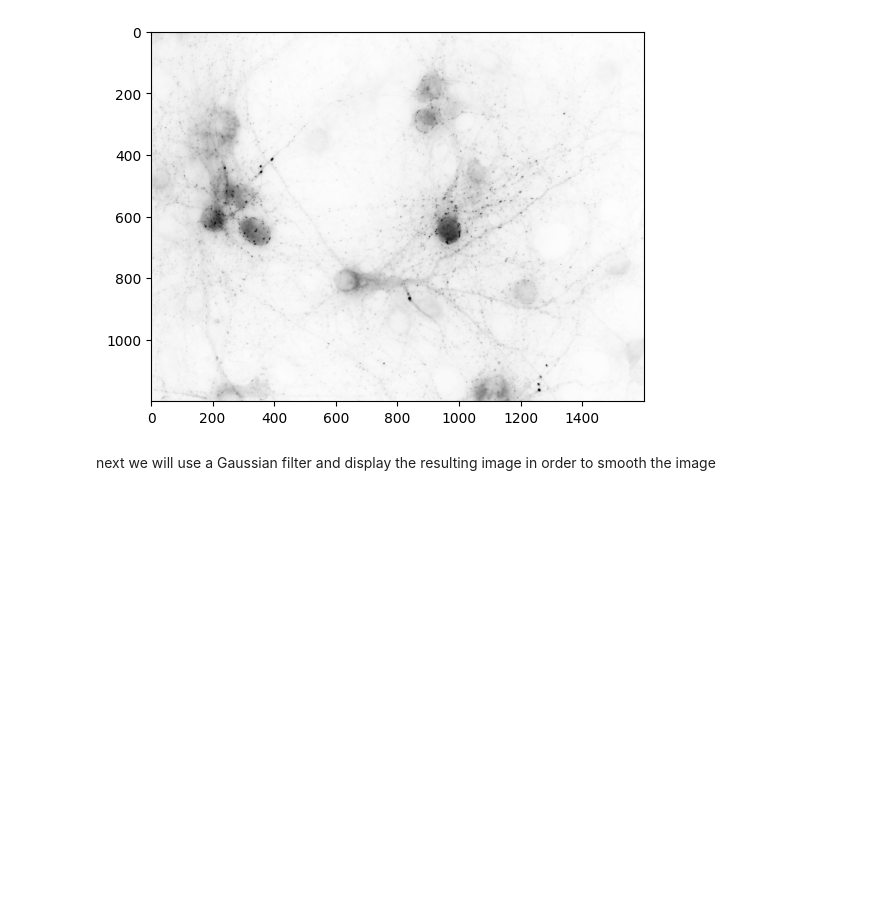
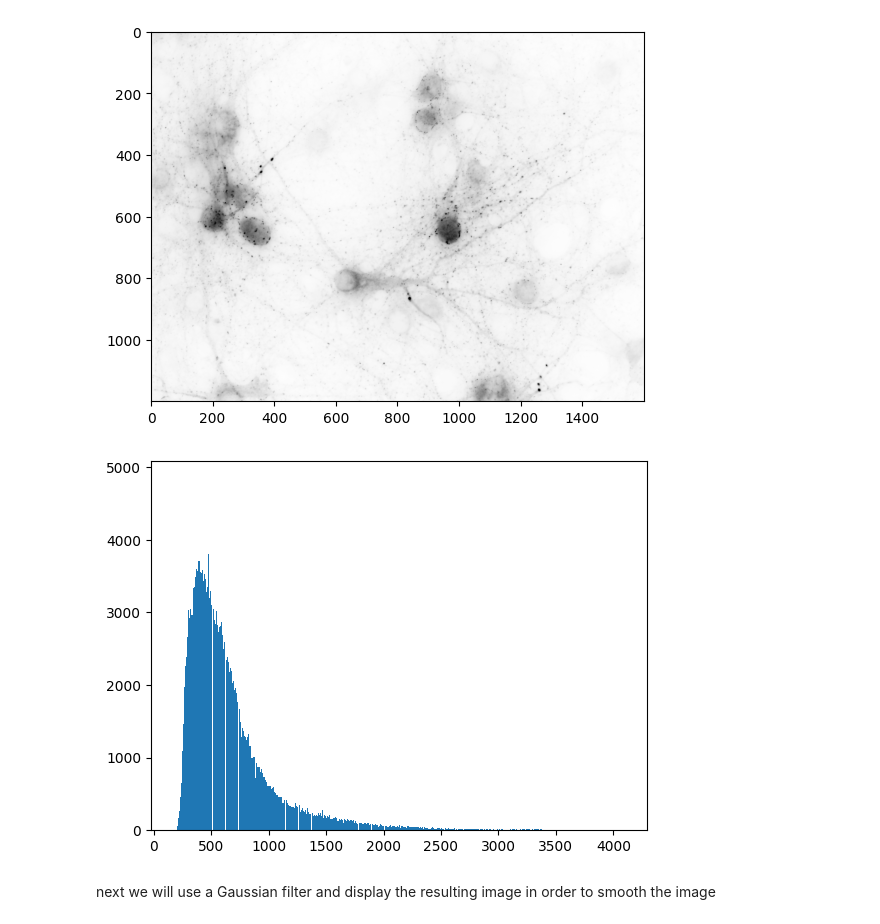
Before and after one commit to FilLieb/NBCimageAnalysis, a Jupyter notebook: learning/2_image_manipulation_tif.ipynb, the cells around one changed output. Cells and saved outputs as stored; diff of their text form; code cells hidden in the pictures; blank space fills up the shorter version.

```diff
--- a/learning/image_manipulation_tif.ipynb
+++ b/learning/2_image_manipulation_tif.ipynb
@@ -101,6 +162,11 @@ plt.imshow(gphn, cmap='Greys')
 # %% [output]
 <matplotlib.image.AxesImage at 0x...>
 [figure]
+# %%
+plt.hist(gphn.ravel(), bins=4096)
+plt.show()
+# %% [output]
+[figure, added]
 # %% [markdown]
 next we will use a Gaussian filter and display the resulting image in order to smooth the image
 # %%
```
Also changed, not shown: parts of 11 cells of this notebook, 5 other files.
